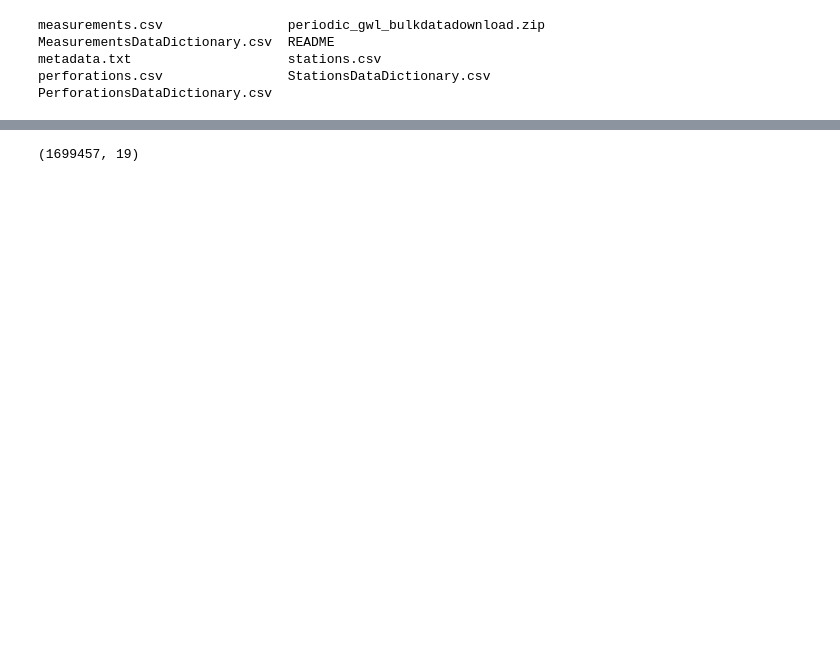
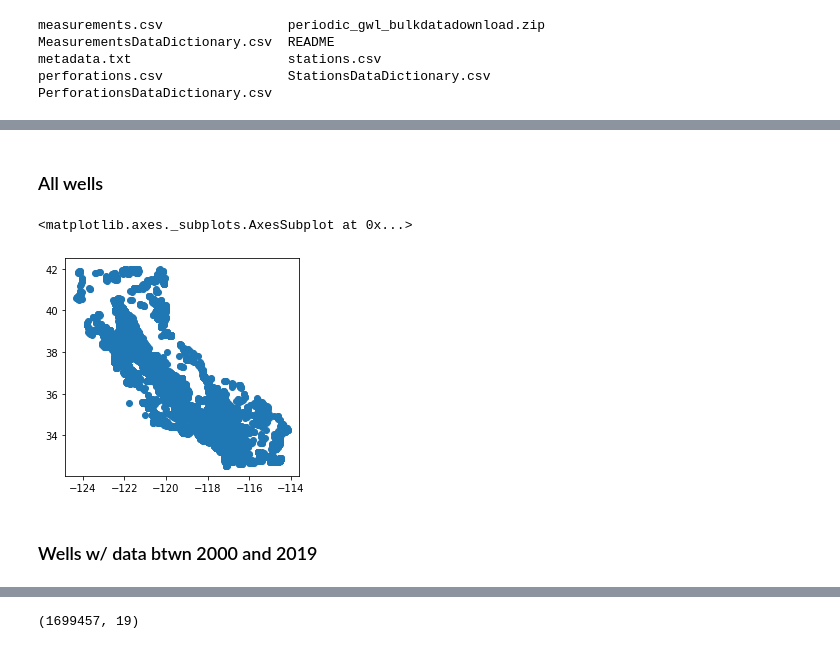
Before and after one commit to geohackweek/ghw2019_deepwell, a Jupyter notebook: contributors/shirley/well_data_play.ipynb, the cells around one changed output, grey strips where cells are left out. Drawn from its saved outputs; the diff is of its cells as text; code cells hidden in the pictures; blank space fills up the shorter version.

```diff
--- a/contributors/shirley/well_data_play.ipynb
+++ b/contributors/shirley/well_data_play.ipynb
@@ -23,4 +46,17 @@ df_stations.head()
 | 3 | 39833 | 325450N1171061W003 | 19S02W05K005S | NaN | 32.5450 | -117.106 | Unknown | Unknown | 9-033 | ... |
 | 4 | 25069 | 325450N1171061W004 | 19S02W05K006S | NaN | 32.5450 | -117.106 | Unknown | Unknown | 9-033 | ... |
 # %%
-gdf = GeoDataFrame(df_stations, geometry=gpd.points_from_xy(df_stations['LONGITUDE'], df_stations['LATITUDE']))
+gdf = gpd.GeoDataFrame(df_stations, geometry=gpd.points_from_xy(df_stations['LONGITUDE'], df_stations['LATITUDE']))
+# %%
+gdf.crs = {'init' :'epsg:4326'}
+# %% [markdown]
+### All wells
+# %%
+#fig,axes = plt.subplots(1, 2, figsize = (20,15))
+#ax = ca_state_outline.plot(color=None, edgecolor='gray', linewidth=3)
+gdf.plot()
+# %% [output]
+<matplotlib.axes._subplots.AxesSubplot at 0x...>
+[figure, added]
+# %% [markdown]
+### Wells w/ data btwn 2000 and 2019
```
Also changed, not shown: parts of 10 cells of this notebook.
